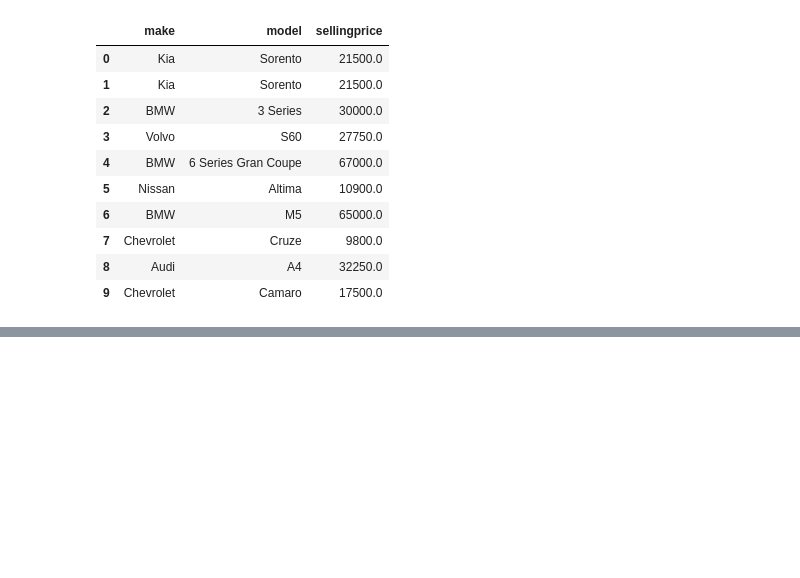
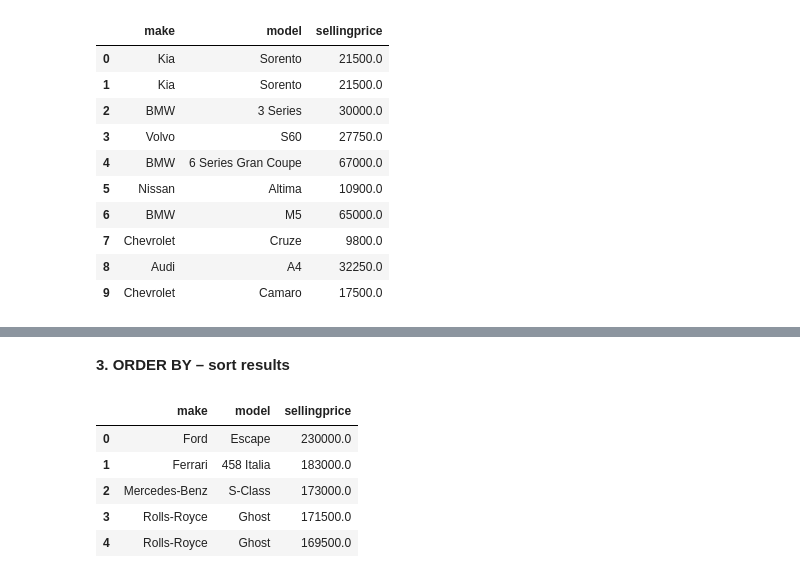
Before and after one commit to Luckysolex/Data-Science-Projects, a Jupyter notebook: Intro_to_SQL.ipynb, the cells around one changed output, grey strips where cells are left out. Saved outputs shown, nothing was run; the diff lists cells and outputs as text; code cells hidden in the pictures; blank space fills up the shorter version.

```diff
--- a/Intro_to_SQL.ipynb
+++ b/Intro_to_SQL.ipynb
@@ -90,0 +105,14 @@ pd.read_sql_query(
+# %% [markdown]
+**3. ORDER BY – sort results**
+# %%
+pd.read_sql_query(
+    "SELECT make, model, sellingprice FROM car_prices ORDER BY sellingprice DESC LIMIT 5;",
+    conn
+)
+# %% [output]
+|  | make | model | sellingprice |
+| 0 | Ford | Escape | 230000.0 |
+| 1 | Ferrari | 458 Italia | 183000.0 |
+| 2 | Mercedes-Benz | S-Class | 173000.0 |
+| 3 | Rolls-Royce | Ghost | 171500.0 |
+| 4 | Rolls-Royce | Ghost | 169500.0 |
```
Also changed, not shown: parts of 21 cells of this notebook.
